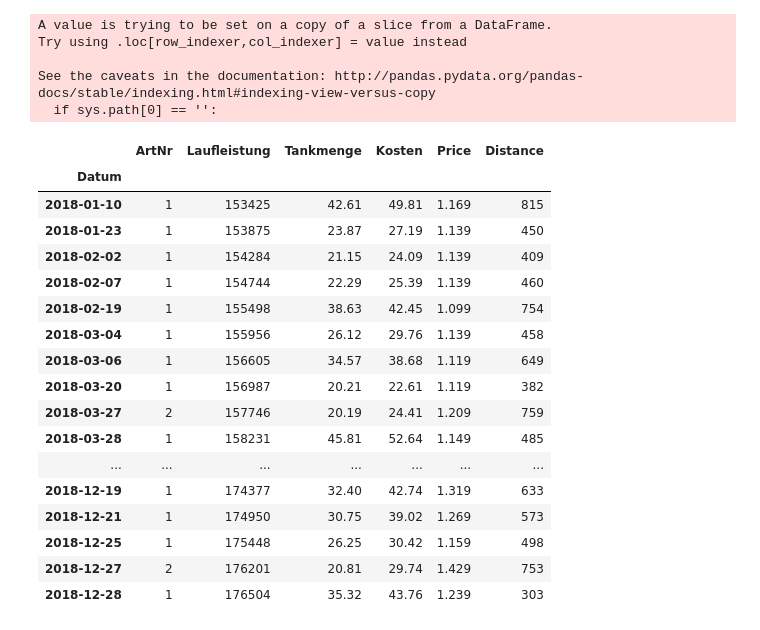
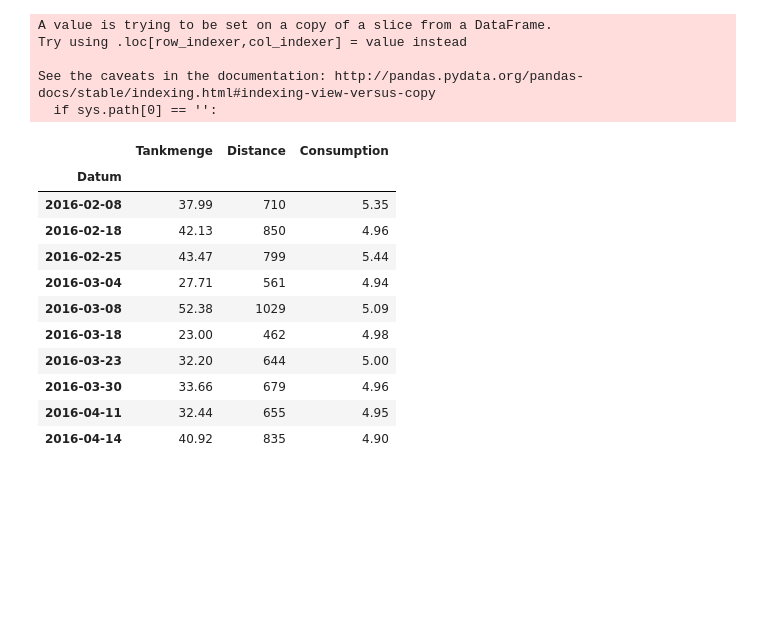
Before and after one commit to geraldgong/PKW_Fuel_Consumption, a Jupyter notebook: FordFuel.ipynb, the cells around one changed output. Saved outputs shown, nothing was run; the diff lists cells and outputs as text; code cells hidden in the pictures; blank space fills up the shorter version.

```diff
--- a/FordFuel.ipynb
+++ b/FordFuel.ipynb
@@ -47,38 +56,32 @@ carInfo.head()
 # %%
 idx = [i for i in range(0, len(carInfo)) if carInfo.ArtNr[i] == 2] # get index of the not fully fuelled records
 idxp1 = [item + 1 for item in idx]
-odate = carInfo[carInfo.ArtNr != 1].index
+odate = carInfo[carInfo.ArtNr != 1].index # dates of not fully fueled and the first fuel
 date = carInfo.Tankmenge.iloc[idxp1].index
 nT = [(carInfo.Tankmenge.iloc[i] + carInfo.Tankmenge.iloc[i+1]).round(2) for i in idx]
 nD = [(carInfo.Distance.iloc[i] + carInfo.Distance.iloc[i+1]) for i in idx]
 Lper100temp = carInfo.drop(['ArtNr', 'Laufleistung', 'Kosten', 'Price'], axis = 1)
 for i in range(0, len(date)):
     Lper100temp.at[date[i], 'Tankmenge'] = nT[i]
     Lper100temp.at[date[i], 'Distance'] = nD[i]
 Lper100 = Lper100temp.drop(odate)
 Lper100['Consumption'] = (Lper100.Tankmenge/Lper100.Distance*100).round(2)
-carInfo[d2018:d2019]
+Lper100.head(10)
 # %% [output]
 A value is trying to be set on a copy of a slice from a DataFrame.
 Try using .loc[row_indexer,col_indexer] = value instead
 
 See the caveats in the documentation: http://pandas.pydata.org/pandas-docs/stable/indexing.html#indexing-view-versus-copy
   if sys.path[0] == '':
-|  | ArtNr | Laufleistung | Tankmenge | Kosten | Price | Distance |
-| Datum |  |  |  |  |  |  |
-| 2018-01-10 | 1 | 153425 | 42.61 | 49.81 | 1.169 | 815 |
-| 2018-01-23 | 1 | 153875 | 23.87 | 27.19 | 1.139 | 450 |
-| 2018-02-02 | 1 | 154284 | 21.15 | 24.09 | 1.139 | 409 |
-| 2018-02-07 | 1 | 154744 | 22.29 | 25.39 | 1.139 | 460 |
-| 2018-02-19 | 1 | 155498 | 38.63 | 42.45 | 1.099 | 754 |
-| 2018-03-04 | 1 | 155956 | 26.12 | 29.76 | 1.139 | 458 |
-| 2018-03-06 | 1 | 156605 | 34.57 | 38.68 | 1.119 | 649 |
-| 2018-03-20 | 1 | 156987 | 20.21 | 22.61 | 1.119 | 382 |
-| 2018-03-27 | 2 | 157746 | 20.19 | 24.41 | 1.209 | 759 |
-| 2018-03-28 | 1 | 158231 | 45.81 | 52.64 | 1.149 | 485 |
-| ... | ... | ... | ... | ... | ... | ... |
-| 2018-12-19 | 1 | 174377 | 32.40 | 42.74 | 1.319 | 633 |
-| 2018-12-21 | 1 | 174950 | 30.75 | 39.02 | 1.269 | 573 |
-| 2018-12-25 | 1 | 175448 | 26.25 | 30.42 | 1.159 | 498 |
-| 2018-12-27 | 2 | 176201 | 20.81 | 29.74 | 1.429 | 753 |
-| 2018-12-28 | 1 | 176504 | 35.32 | 43.76 | 1.239 | 303 |
+|  | Tankmenge | Distance | Consumption |
+| Datum |  |  |  |
+| 2016-02-08 | 37.99 | 710 | 5.35 |
+| 2016-02-18 | 42.13 | 850 | 4.96 |
+| 2016-02-25 | 43.47 | 799 | 5.44 |
+| 2016-03-04 | 27.71 | 561 | 4.94 |
+| 2016-03-08 | 52.38 | 1029 | 5.09 |
+| 2016-03-18 | 23.00 | 462 | 4.98 |
+| 2016-03-23 | 32.20 | 644 | 5.00 |
+| 2016-03-30 | 33.66 | 679 | 4.96 |
+| 2016-04-11 | 32.44 | 655 | 4.95 |
+| 2016-04-14 | 40.92 | 835 | 4.90 |
```
Also changed, not shown: parts of 5 cells of this notebook.
